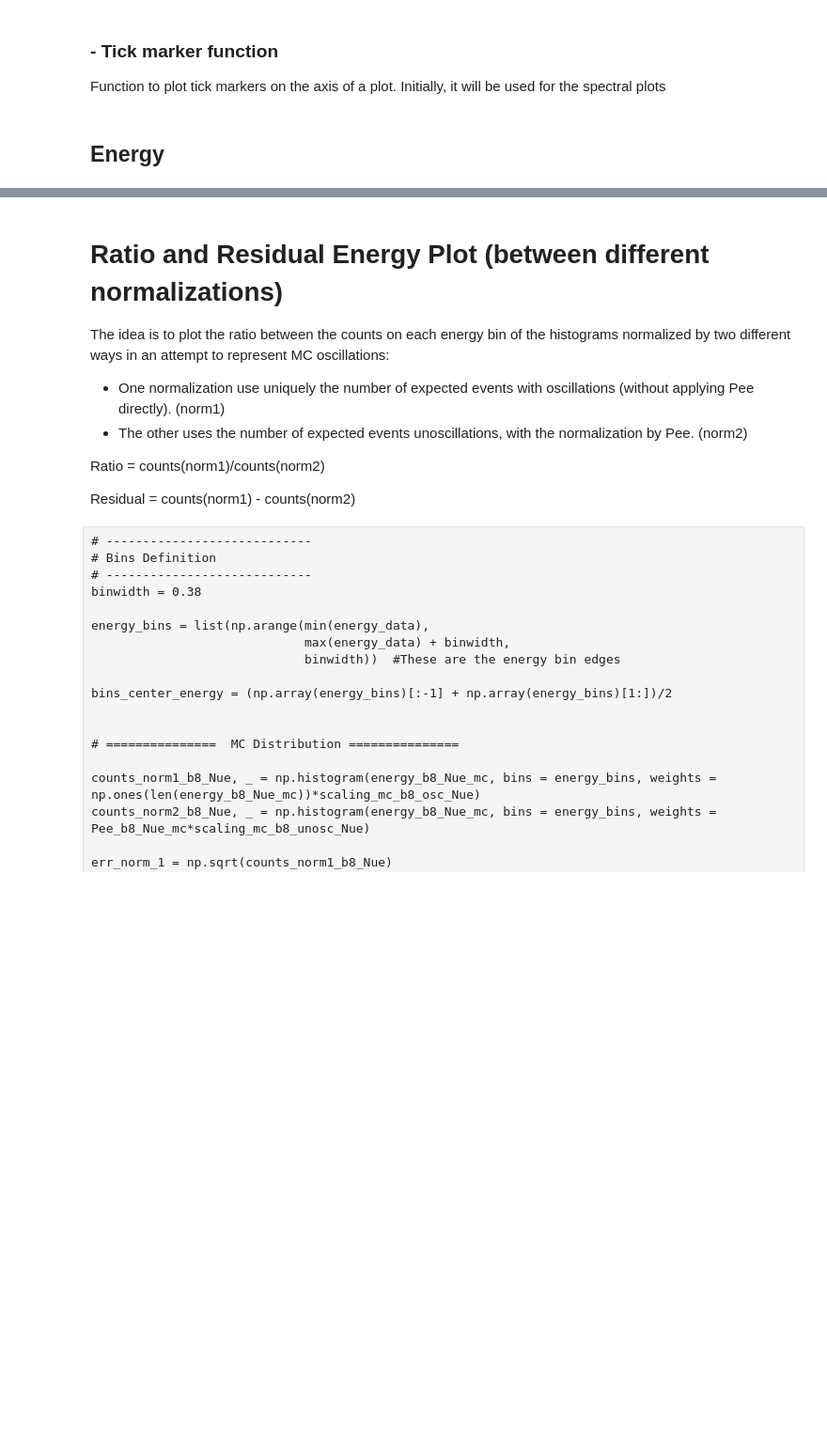
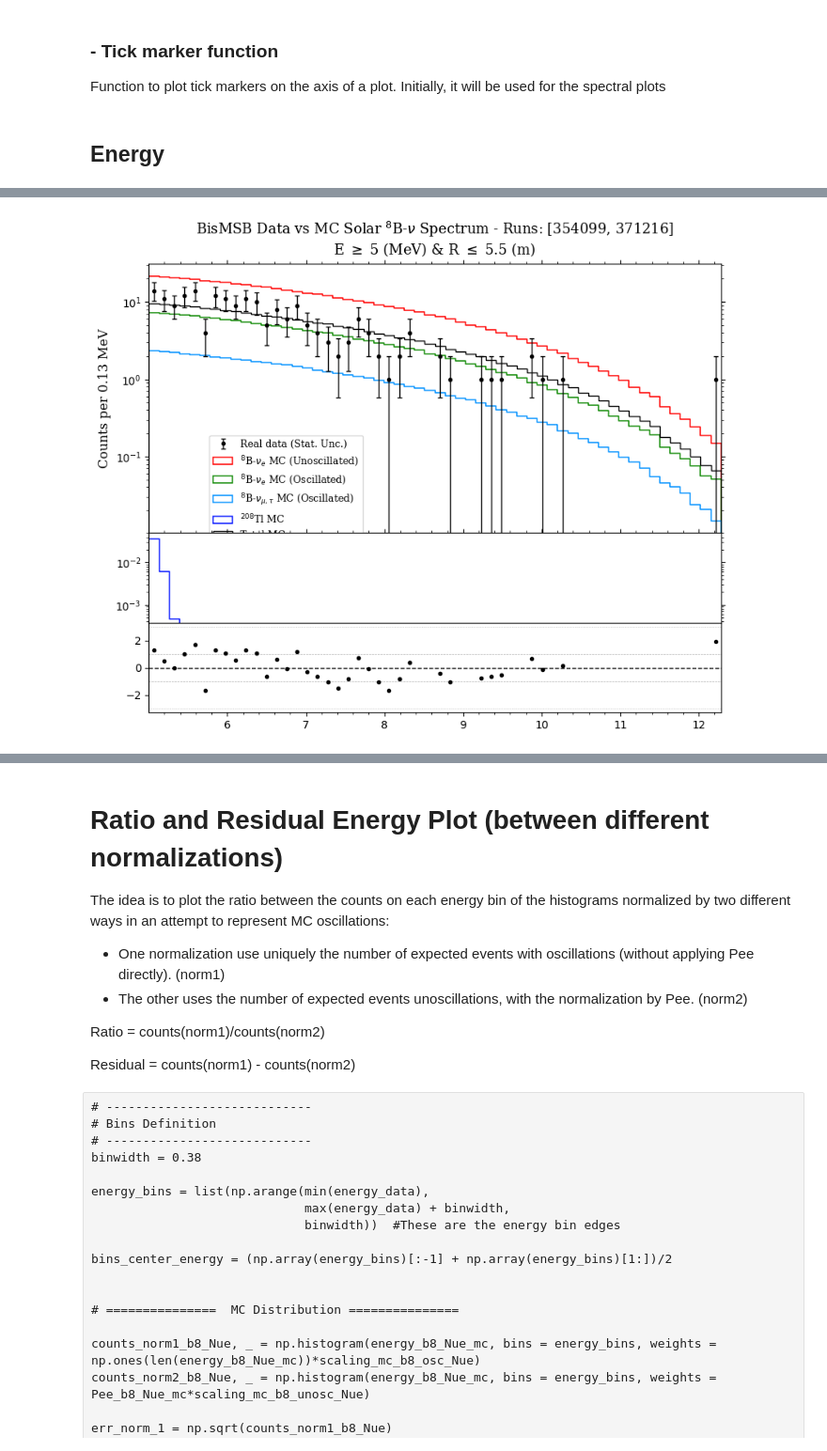
Before and after one commit to joankl/Solar-Neutrinos-Project, a Jupyter notebook: real data analysis/bisMSB/MC vs Data.ipynb, the cells around one changed output, grey strips where cells are left out. Shown at 94% size. Cells and saved outputs as stored; diff of their text form; code cells hidden in the pictures; blank space fills up the shorter version.

```diff
--- a/real data analysis/bisMSB/MC vs Data.ipynb
+++ b/real data analysis/bisMSB/MC vs Data.ipynb
@@ -314,10 +359,10 @@ save_path = 'figs/above_5_MeV_solar_results/'
 # %% [markdown]
 ### - Plot Settings and Styles
 # %%
-font_style_title = {'family':'serif', 'weight': 'normal','color':'black','size':12}
-font_style_axis= {'family':'serif', 'weight': 'normal','color':'black','size':11}
+font_style_title = {'family':'serif', 'weight': 'normal','color':'black','size':13}
+font_style_axis= {'family':'serif', 'weight': 'normal','color':'black','size':12}
 
-font_prop = font_manager.FontProperties(family=font_style_axis['family'], weight=font_style_axis['weight'], size=9)
+font_prop = font_manager.FontProperties(family=font_style_axis['family'], weight=font_style_axis['weight'], size=10)
 # %% [markdown]
 ### - Tick marker function
 
@@ -484,0 +548,89 @@ plt.show()
+# %%
+# Define axes: Construct subplots to conveniently represent the low contribution of the 208Tl spectrum
+fig, (ax_top, ax_bot, ax_pull) = plt.subplots(3, 1, sharex=True,figsize=(9.5,7.5),
+                                     gridspec_kw={'height_ratios': [3, 1, 1], 'hspace': 0.0})
+
+# --------- Plot functions ---------
+
+# Real data
+ax_top.errorbar(bins_center_energy_real_data, energy_counts_non_0,
+            yerr=error_bars, fmt='.',
+            color='black', label='Real data (Stat. Unc.)',
+            elinewidth=1, capsize=2)
+
+# MC components
+sn.histplot(x=energy_corr_b8_Nue_mc, bins=energy_bins, weights=np.ones(len(energy_corr_b8_Nue_mc))*scaling_mc_b8_unosc_Nue,
+            element='step', alpha=0, ax=ax_top, label=r'$^8$B-$\nu_e$ MC (Unoscillated)', color = '#ff0000', linewidth = linewidth)
+
+sn.histplot(x=energy_corr_b8_osc_Nue_mc_rs, bins=energy_bins, weights =  np.ones(len(energy_corr_b8_osc_Nue_mc_rs))*scaling_mc_b8_osc_Nue_rs,
+            element='step', alpha=0, ax=ax_top, label=r'$^8$B-$\nu_e$ MC (Oscillated)', color = '#0b8700', linewidth = linewidth)
+
+sn.histplot(x=energy_corr_b8_Numu_mc, bins=energy_bins, weights=np.ones(len(energy_corr_b8_Numu_mc))*scaling_mc_b8_osc_Numu,
+            element='step', alpha=0, ax=ax_top, label=r'$^8$B-$\nu_{\mu,\tau}$ MC (Oscillated)', color = '#0091ff', linewidth = linewidth)
+
+sn.histplot(x=energy_corr_tl208_mc, bins=energy_bins, weights=np.ones(len(energy_corr_tl208_mc))*scaling_mc_tl208,
+            element='step', alpha=0, ax=ax_bot, label=r'$^{208}$Tl MC', color = '#0011ff', linewidth = linewidth)
+
+ax_top.hist(bins_center_energy, bins = energy_bins, weights = total_mc_counts, histtype='step',
+            color='black', linewidth=1.0, label='Total MC')
+
+# Pull
+ax_pull.errorbar(bins_center_energy_real_data, pull_bin, fmt='o', color='black', markersize=3, elinewidth=1)
+
+
+# Líneas de referencia (0 es el ajuste perfecto, +/- 1, 2, 3 son las sigmas)
+ax_pull.axhline(0, color='black', linestyle='--', linewidth=1)
+ax_pull.axhline(1, color='gray', linestyle='--', linewidth=0.5, alpha=0.7)
+ax_pull.axhline(-1, color='gray', linestyle='--', linewidth=0.5, alpha=0.7)
+ax_pull.axhline(3, color='gray', linestyle=':', linewidth=0.5, alpha=0.7)
+ax_pull.axhline(-3, color='gray', linestyle=':', linewidth=0.5, alpha=0.7)
+
+# --------- Axes Settings ---------
+#Scale
+ax_top.set_yscale('log')
+ax_bot.set_yscale('log')
+
+#Ticks
+set_ticks(ax_top)
+set_ticks(ax_bot)
+
+#axis limits
+ax_top.set_xlim(edges[0], edges[-1])
+ax_bot.set_ylim(0, 5e-2)
+
+# --------- Titles ---------
+
+ax_bot.set_xlabel('Energy (MeV)', fontdict = font_style_axis)
+ax_top.set_ylabel(f'Counts per {binwidth} MeV', fontdict = font_style_axis)
+ax_bot.set_ylabel('')
+
+# ---- Build a single legend combining both axes ----
+#Order to appear the Legends
+order = ['Real data (Stat. Unc.)',
+         r'$^8$B-$\nu_e$ MC (Unoscillated)',
+         r'$^8$B-$\nu_e$ MC (Oscillated)',
+         #r'$^8$B-$\nu_{\mu,\tau}$ MC (Unoscillated)',
+         r'$^8$B-$\nu_{\mu,\tau}$ MC (Oscillated)',
+         r'$^{208}$Tl MC',
+         'Total MC'
+         ]
+
+handles_top, labels_top = ax_top.get_legend_handles_labels()
+handles_bot, labels_bot = ax_bot.get_legend_handles_labels()
+
+handles = handles_top + handles_bot
+labels  = labels_top  + labels_bot
+
+label_to_handle = dict(zip(labels, handles))
+ordered_handles = [label_to_handle[l] for l in order]
+
+ax_top.legend(ordered_handles, order, bbox_to_anchor=(0.24, 0.38), prop = font_prop)
+# ------------------ end of common legends-------------------
+
+ax_top.set_title(fr'BisMSB Data vs MC Solar $^8$B-$\nu$ Spectrum - Runs: [354099, 371216]' +  '\n'+  fr'E $\geq$ 5 (MeV) & R $\leq$ {posr_cut*10**(-3)} (m)', fontdict = font_style_title, y = 1.01)
+
+#plt.savefig(save_path + f'energy_spec_MC_vs_Data_E_{en_inf_cut}_MeV_R_{posr_cut}_mm.png', dpi=300, bbox_inches='tight')
+
+plt.show()
+# %% [output]
+[figure, added]
```
Also changed, not shown: parts of 14 cells of this notebook.
